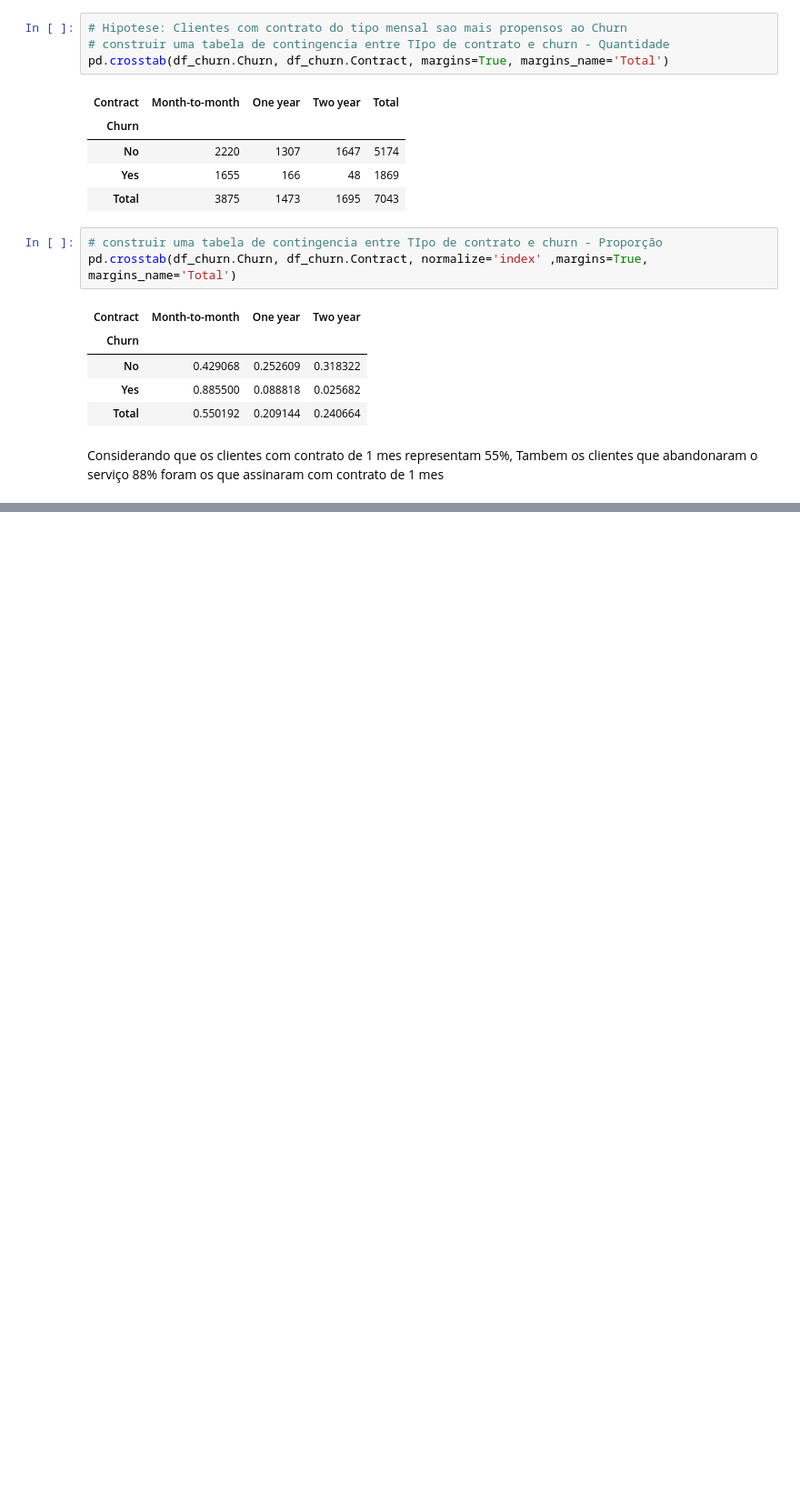
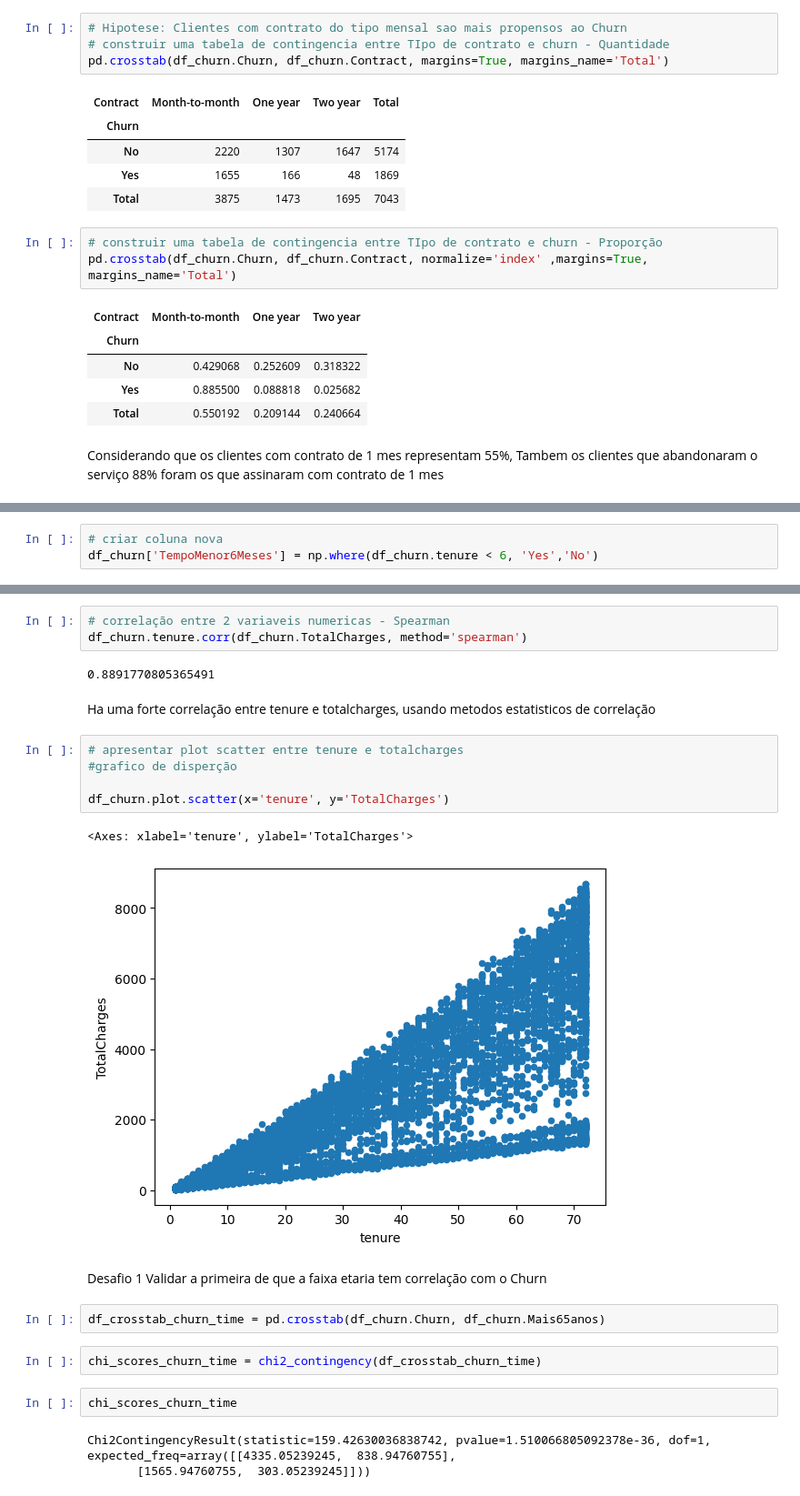
Before and after one commit to lilkirito22/exploratory_data_analysis, a Jupyter notebook: eda_churn.ipynb, the cells around one changed output, grey strips where cells are left out. Shown at 91% size. Drawn from its saved outputs; the diff is of its cells as text; blank space fills up the shorter version.

```diff
--- a/eda_churn.ipynb
+++ b/eda_churn.ipynb
@@ -761,0 +816,3 @@ Considerando que os clientes com contrato de 1 mes representam 55%, Tambem os cl
+# %%
+# criar coluna nova
+df_churn['TempoMenor6Meses'] = np.where(df_churn.tenure < 6, 'Yes','No')
@@ -761,0 +865,26 @@ Considerando que os clientes com contrato de 1 mes representam 55%, Tambem os cl
+# %%
+# correlação entre 2 variaveis numericas - Spearman
+df_churn.tenure.corr(df_churn.TotalCharges, method='spearman')
+# %% [output]
+0.8891770805365491
+# %% [markdown]
+Ha uma forte correlação entre tenure e totalcharges, usando metodos estatisticos de correlação
+# %%
+# apresentar plot scatter entre tenure e totalcharges
+#grafico de disperção
+
+df_churn.plot.scatter(x='tenure', y='TotalCharges')
+# %% [output]
+<Axes: xlabel='tenure', ylabel='TotalCharges'>
+[figure, added]
+# %% [markdown]
+Desafio 1 Validar a primeira de que a faixa etaria tem correlação com o Churn
+# %%
+df_crosstab_churn_time = pd.crosstab(df_churn.Churn, df_churn.Mais65anos)
+# %%
+chi_scores_churn_time = chi2_contingency(df_crosstab_churn_time)
+# %%
+chi_scores_churn_time
+# %% [output]
+Chi2ContingencyResult(statistic=159.42630036838742, pvalue=1.510066805092378e-36, dof=1, expected_freq=array([[4335.05239245,  838.94760755],
+       [1565.94760755,  303.05239245]]))
```
Also changed, not shown: parts of 49 cells of this notebook, 3 other files.
